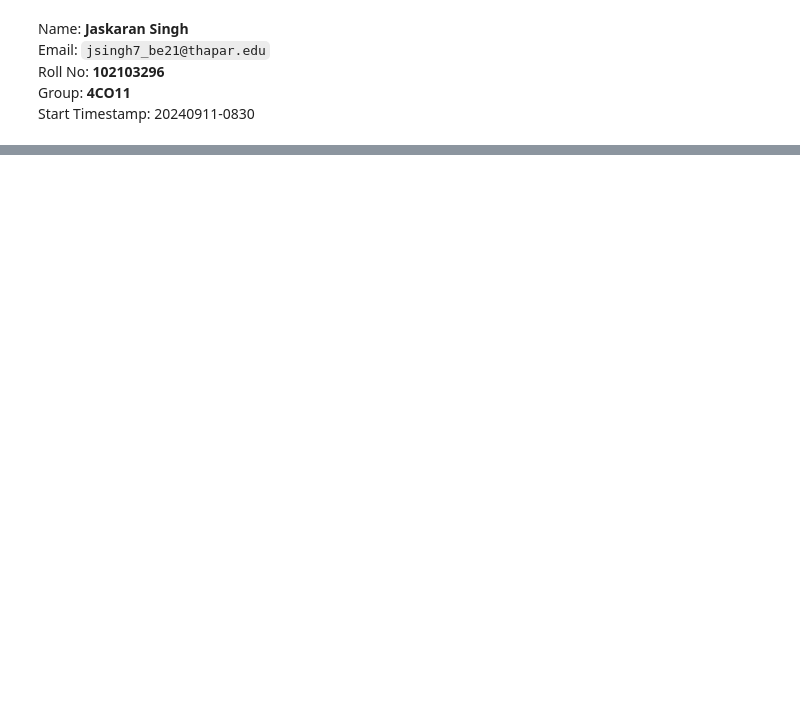
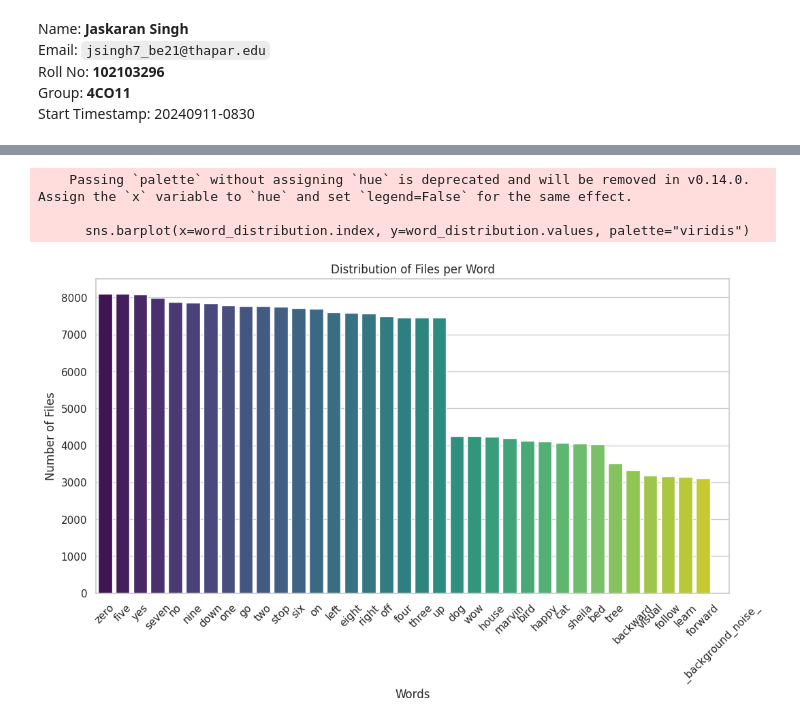
Before and after one commit to jaskaran2002/102103296-SESS_LE1, a Jupyter notebook: 102103296_JaskaranSingh.ipynb, the cells around one changed output, grey strips where cells are left out. Drawn from its saved outputs; the diff is of its cells as text; code cells hidden in the pictures; blank space fills up the shorter version.

```diff
--- a/102103296_JaskaranSingh.ipynb
+++ b/102103296_JaskaranSingh.ipynb
@@ -44,0 +149,30 @@ y_hat.size()
+# %%
+import matplotlib.pyplot as plt
+import seaborn as sns
+import pandas as pd
+
+
+word_distribution = df['word_label'].value_counts()
+
+
+avg_duration_per_word = df.groupby('word_label')['duration'].mean()
+
+
+speaker_distribution = df['speaker_id'].value_counts()
+
+
+sns.set(style="whitegrid")
+# %%
+#Visualizing the Distribution of Files per Word
+plt.figure(figsize=(12, 6))
+sns.barplot(x=word_distribution.index, y=word_distribution.values, palette="viridis")
+plt.title('Distribution of Files per Word')
+plt.ylabel('Number of Files')
+plt.xlabel('Words')
+plt.xticks(rotation=45)
+plt.show()
+# %% [output]
+    Passing `palette` without assigning `hue` is deprecated and will be removed in v0.14.0. Assign the `x` variable to `hue` and set `legend=False` for the same effect.
+
+      sns.barplot(x=word_distribution.index, y=word_distribution.values, palette="viridis")
+[figure, added]
```
Also changed, not shown: parts of 37 cells of this notebook.
